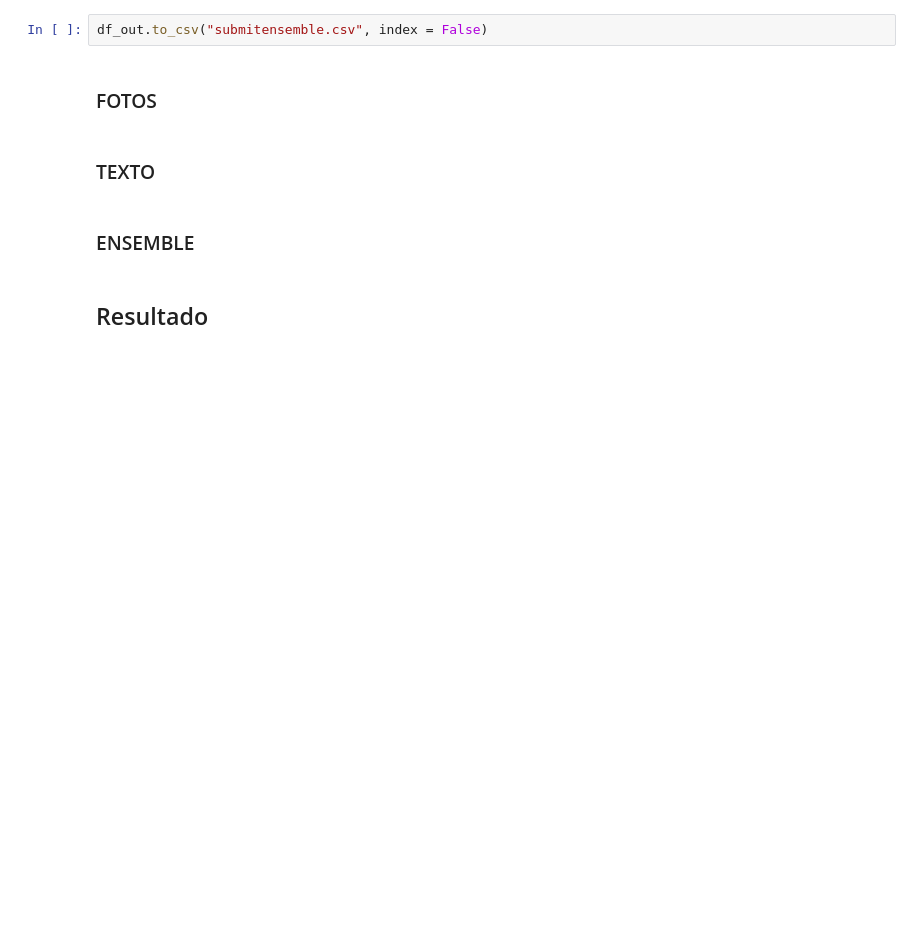
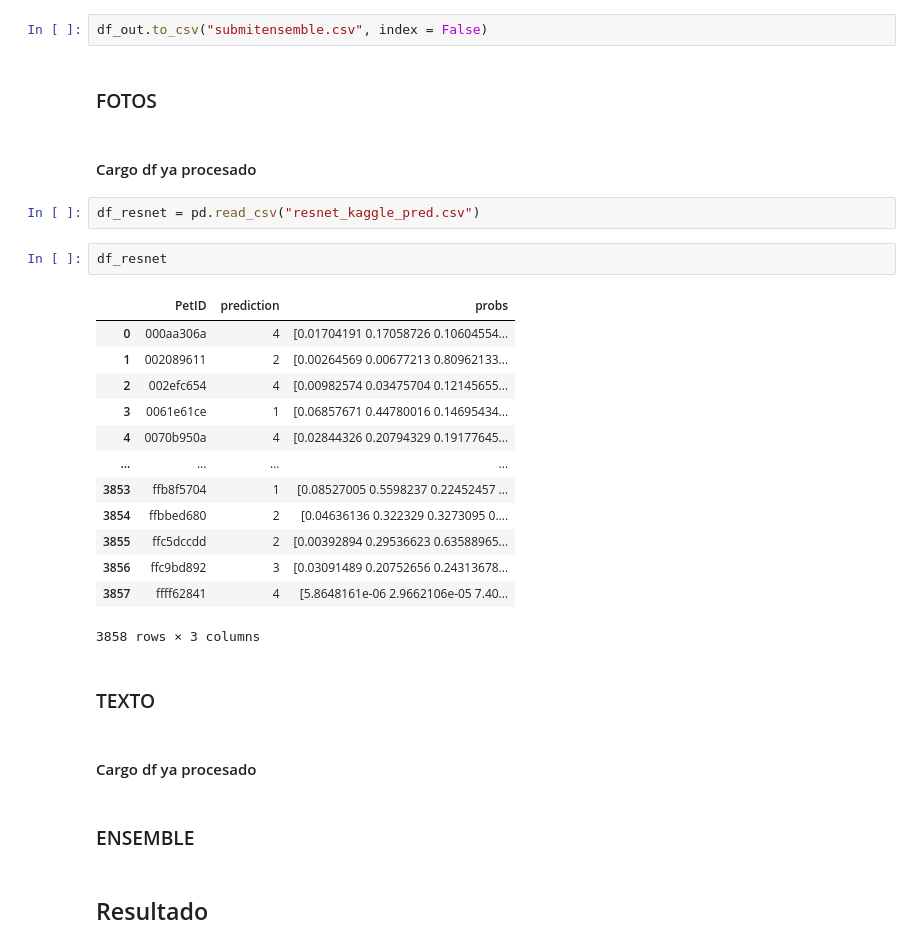
Before and after one commit to josekeh/UA_MDM_Labo2, a Jupyter notebook: trabajos/ensemble_Final.ipynb, the cells around one changed output. Drawn from its saved outputs; the diff is of its cells as text; blank space fills up the shorter version.

Commit message:
resnet

```diff
--- a/trabajos/ensemble_Final.ipynb
+++ b/trabajos/ensemble_Final.ipynb
@@ -598,8 +654,30 @@ df_out = pd.DataFrame({
 df_out.to_csv("submitensemble.csv", index = False)
 # %% [markdown]
 ### FOTOS
+# %% [markdown]
+####   Cargo df ya procesado
+# %%
+df_resnet = pd.read_csv("resnet_kaggle_pred.csv")
+# %%
+df_resnet
+# %% [output]
+|  | PetID | prediction | probs |
+| 0 | 000aa306a | 4 | [0.01704191 0.17058726 0.10604554... |
+| 1 | 002089611 | 2 | [0.00264569 0.00677213 0.80962133... |
+| 2 | 002efc654 | 4 | [0.00982574 0.03475704 0.12145655... |
+| 3 | 0061e61ce | 1 | [0.06857671 0.44780016 0.14695434... |
+| 4 | 0070b950a | 4 | [0.02844326 0.20794329 0.19177645... |
+| ... | ... | ... | ... |
+| 3853 | ffb8f5704 | 1 | [0.08527005 0.5598237 0.22452457 ... |
+| 3854 | ffbbed680 | 2 | [0.04636136 0.322329 0.3273095 0.... |
+| 3855 | ffc5dccdd | 2 | [0.00392894 0.29536623 0.63588965... |
+| 3856 | ffc9bd892 | 3 | [0.03091489 0.20752656 0.24313678... |
+| 3857 | ffff62841 | 4 | [5.8648161e-06 2.9662106e-05 7.40... |
+3858 rows × 3 columns
 # %% [markdown]
 ### TEXTO
+# %% [markdown]
+####   Cargo df ya procesado
 # %% [markdown]
 ### ENSEMBLE
 # %% [markdown]
```
Also changed, not shown: parts of 28 cells of this notebook, 1 other file.
